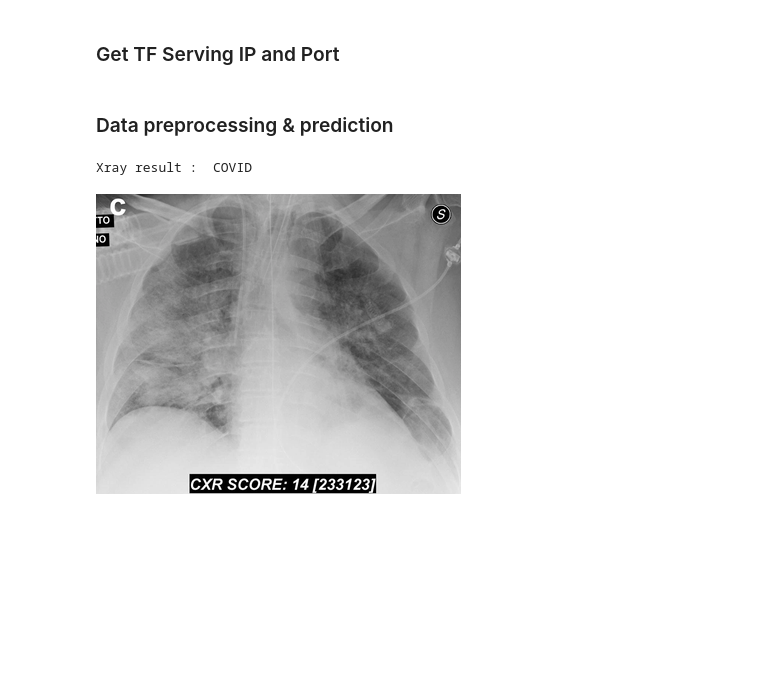
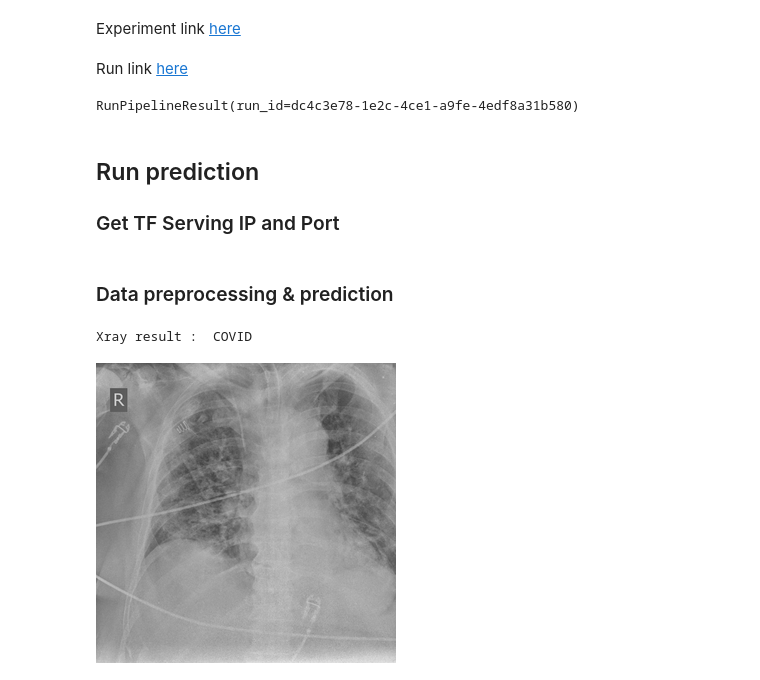
Before and after one commit to Edwardsleo/cisco-kubeflow-starter-pack, a Jupyter notebook: apps/healthcare/covid/onprem/pipelines/chest-xray/chest-xray-pipeline-deployment.ipynb, the cells around one changed output. Cells and saved outputs as stored; diff of their text form; code cells hidden in the pictures; blank space fills up the shorter version.

```diff
--- a/apps/healthcare/covid/onprem/pipelines/chest-xray/chest-xray-pipeline-deployment.ipynb
+++ b/apps/healthcare/covid/onprem/pipelines/chest-xray/chest-xray-pipeline-deployment.ipynb
@@ -110,5 +101,13 @@ RunPipelineResult(run_id=13ffd608-8baf-4781-b2f4-3553c855feda)
+# %%
+#Create pipeline run
+kfp.Client().create_run_from_pipeline_func(covid_pipeline, arguments={})
+# %% [output]
+Experiment link here
+Run link here
+RunPipelineResult(run_id=dc4c3e78-1e2c-4ce1-a9fe-4edf8a31b580)
 # %% [markdown]
-###  Get TF Serving IP and Port
+## Run prediction
+### Get TF Serving IP and Port
 # %%
 %%bash -s "$timestamp" --out IP_PORT
 echo "$(kubectl get svc -n kubeflow -l timestamp=ts-$1 -o=jsonpath='{.items[0].spec.clusterIP}')"
@@ -125,10 +124,10 @@ def preprocess(image_path):
     img = tensorflow.image.resize_images(img, (224, 224))
     img = img.eval(session=sess) # convert to numpy array
     img = np.expand_dims(img, 0) # make 'batch' of 1
-    return img
+    return img ,image_path
 
 # Function to predict chest-xray data
-def predict(data):
+def predict(data,test_image_path):
 
     headers = {"content-type": "application/json"}
     data={"signature_name": "serving_default", "instances": data.tolist()}
@@ -149,10 +148,11 @@ def predict(data):
     return img_res
 # %%
 #Call client data preprocess function
-img_data=preprocess("katib_data/covid/16654_2_1.jpg")
+test_image = "test_data/00870a9c.jpg"
+img_data,image_path=preprocess(os.path.join(path,test_image))
 
 #Call predict function
-predict(img_data)
+predict(img_data,image_path)
 # %% [output]
 Xray result :  COVID
-[figure, old version]
+[figure, new version]
```
Also changed, not shown: parts of 20 cells of this notebook, 12 other files.
